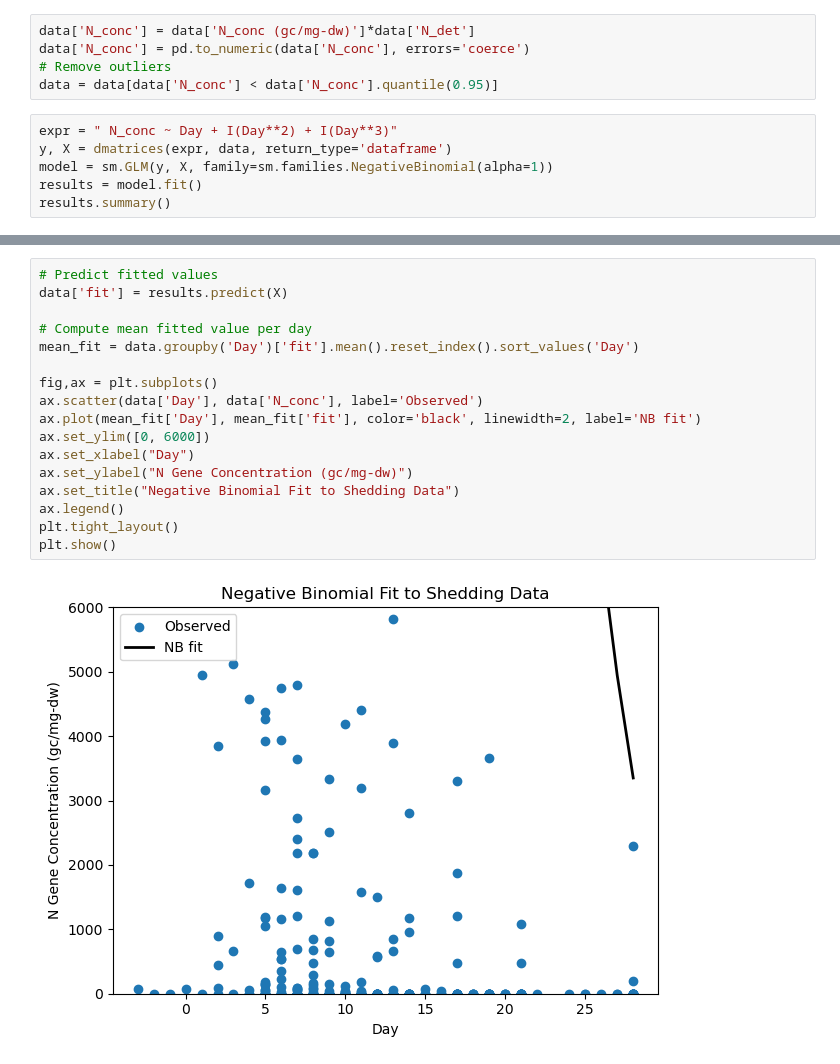
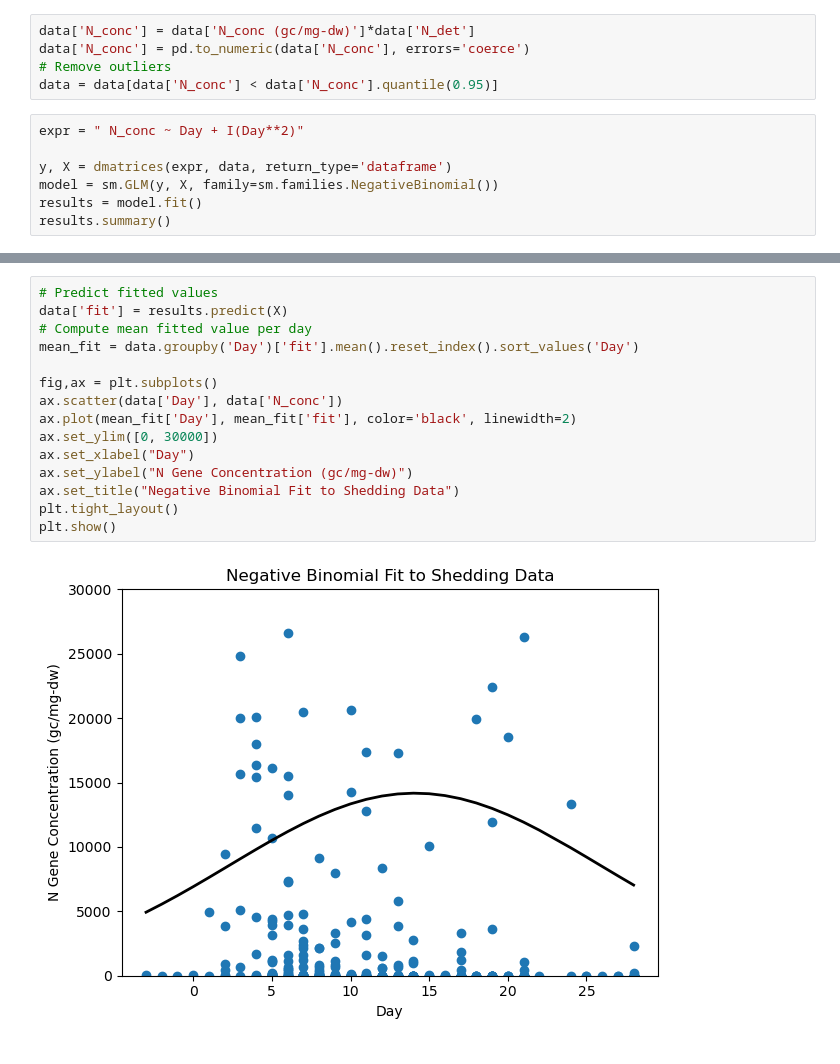
Before and after one commit to elizabethmurphy24/SRTI, a Jupyter notebook: Estimate shedding kernel.ipynb, the cells around one changed output, grey strips where cells are left out. Cells and saved outputs as stored; diff of their text form.

```diff
--- a/Estimate shedding kernel.ipynb
+++ b/Estimate shedding kernel.ipynb
@@ -48,9 +48,10 @@ data['N_conc'] = pd.to_numeric(data['N_conc'], errors='coerce')
 # Remove outliers
 data = data[data['N_conc'] < data['N_conc'].quantile(0.95)]
 # %%
-expr = " N_conc ~ Day + I(Day**2) + I(Day**3)"
+expr = " N_conc ~ Day + I(Day**2)"
+
 y, X = dmatrices(expr, data, return_type='dataframe')
-model = sm.GLM(y, X, family=sm.families.NegativeBinomial(alpha=1))
+model = sm.GLM(y, X, family=sm.families.NegativeBinomial())
 results = model.fit()
 results.summary()
 # %% [output]
@@ -72,19 +72,17 @@ Generalized Linear Model Regression Results
 # %%
 # Predict fitted values
 data['fit'] = results.predict(X)
-
 # Compute mean fitted value per day
 mean_fit = data.groupby('Day')['fit'].mean().reset_index().sort_values('Day')
 
 fig,ax = plt.subplots()
-ax.scatter(data['Day'], data['N_conc'], label='Observed')
-ax.plot(mean_fit['Day'], mean_fit['fit'], color='black', linewidth=2, label='NB fit')
-ax.set_ylim([0, 6000])
+ax.scatter(data['Day'], data['N_conc'])
+ax.plot(mean_fit['Day'], mean_fit['fit'], color='black', linewidth=2)
+ax.set_ylim([0, 30000])
 ax.set_xlabel("Day")
 ax.set_ylabel("N Gene Concentration (gc/mg-dw)")
 ax.set_title("Negative Binomial Fit to Shedding Data")
-ax.legend()
 plt.tight_layout()
 plt.show()
 # %% [output]
-[figure, old version]
+[figure, new version]
```
Also changed, not shown: parts of 1 cell of this notebook.
